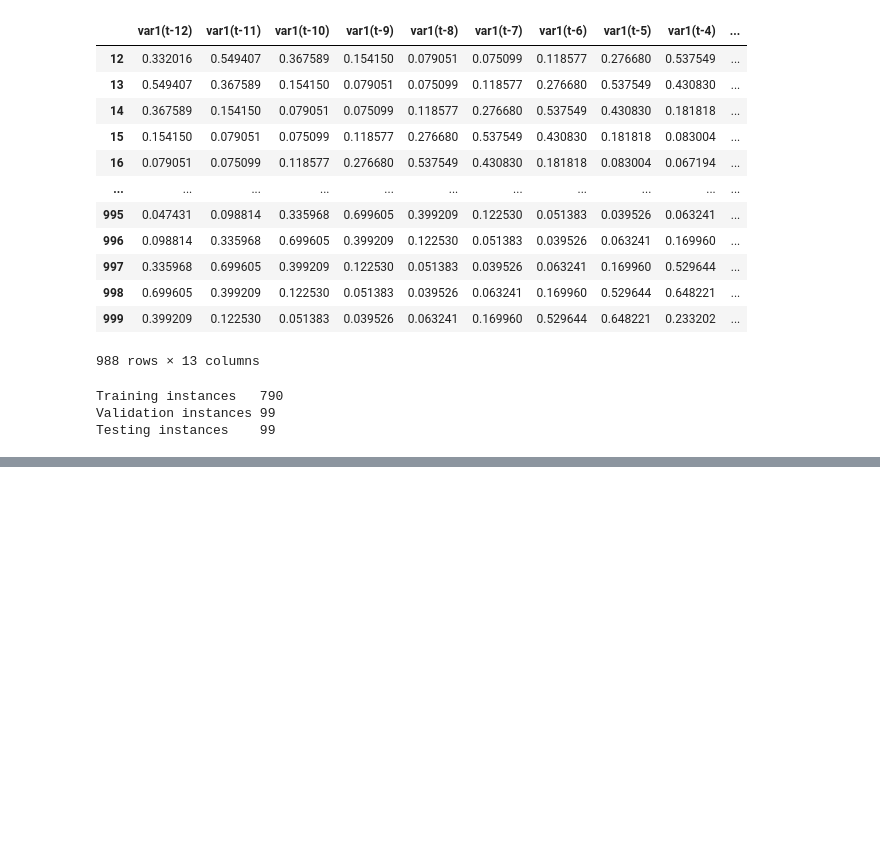
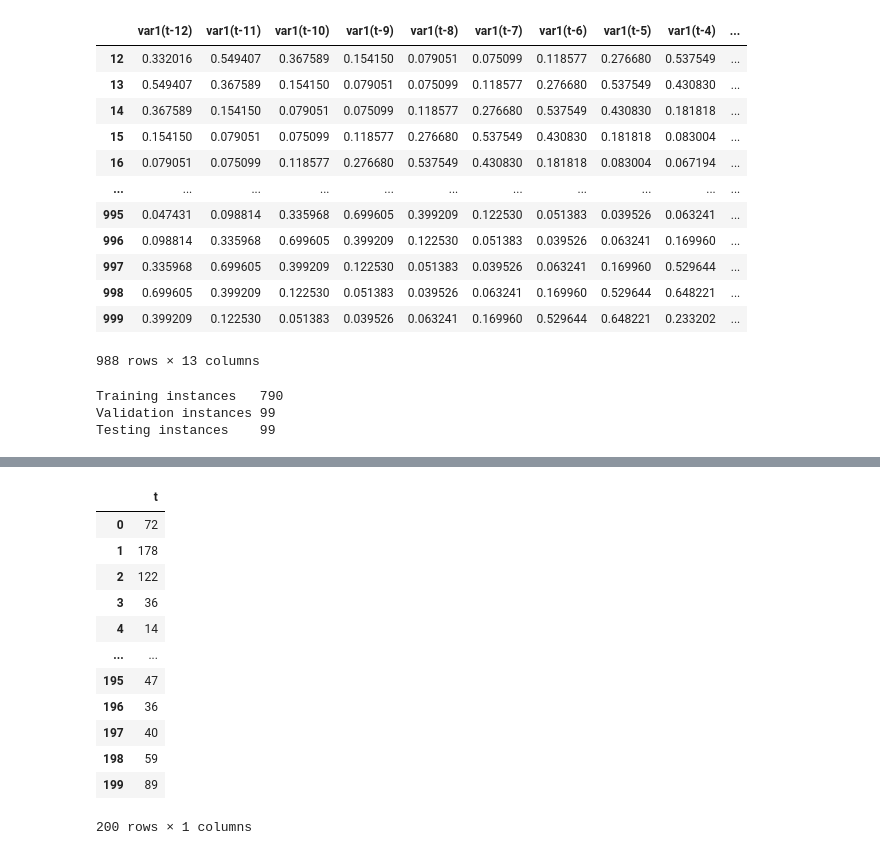
Before and after one commit to dacquaviva/Deep-learning-University-Assignments, a Jupyter notebook: assignment2/Untitled.ipynb, the cells around one changed output, grey strips where cells are left out. Cells and saved outputs as stored; diff of their text form; code cells hidden in the pictures; blank space fills up the shorter version.

```diff
--- a/assignment2/Untitled.ipynb
+++ b/assignment2/Untitled.ipynb
@@ -205,0 +225,19 @@ MSE NORMAL DATA 10.097977435764347
+# %%
+mat = loadmat(dataset_path + 'Xtest.mat')
+mdata = mat['Xtest']
+series = pd.DataFrame(mdata, columns={"t"})
+series
+# %% [output]
+|  | t |
+| 0 | 72 |
+| 1 | 178 |
+| 2 | 122 |
+| 3 | 36 |
+| 4 | 14 |
+| ... | ... |
+| 195 | 47 |
+| 196 | 36 |
+| 197 | 40 |
+| 198 | 59 |
+| 199 | 89 |
+200 rows × 1 columns
```
Also changed, not shown: parts of 12 cells of this notebook, 1 other file.
